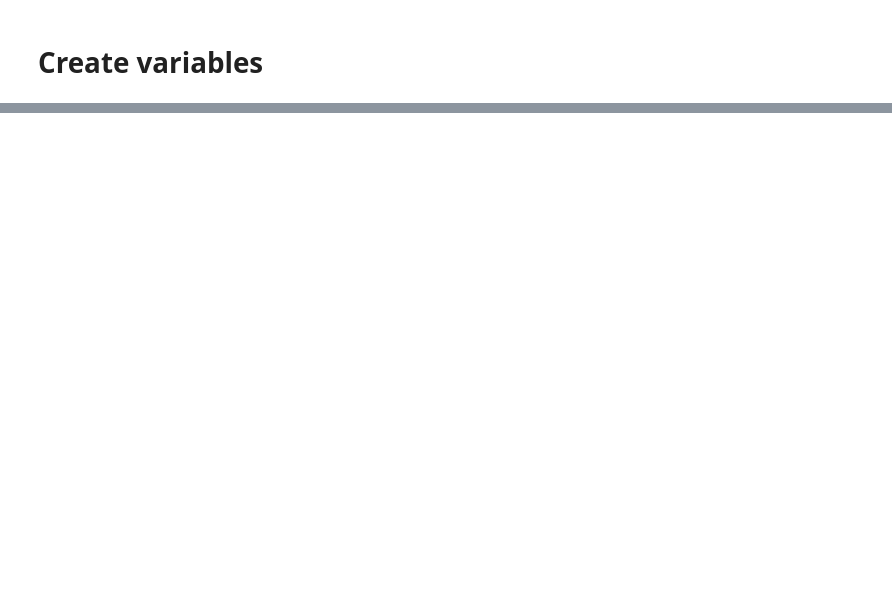
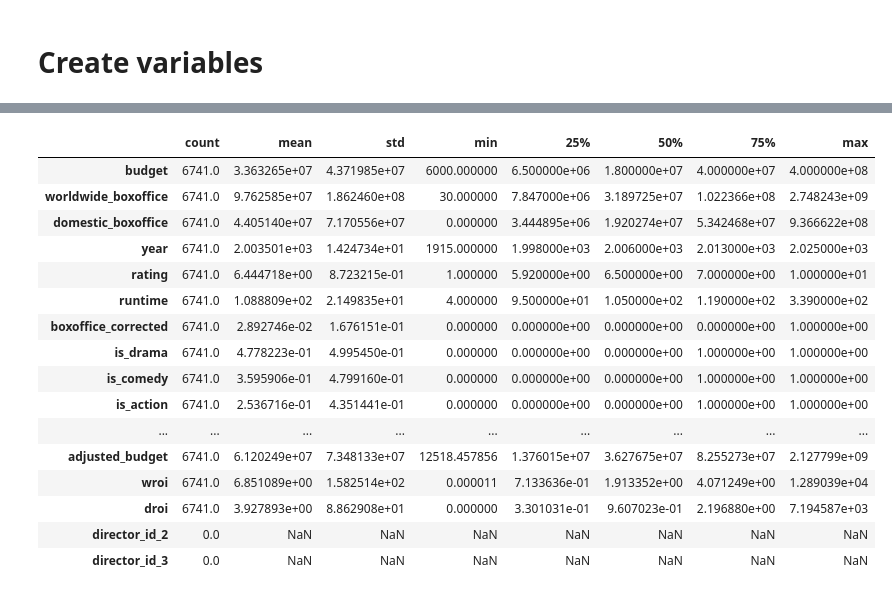
Before and after one commit to Divyantha369/spring-2025-greenlight, a Jupyter notebook: engineer_features.ipynb, the cells around one changed output, grey strips where cells are left out. Drawn from its saved outputs; the diff is of its cells as text; code cells hidden in the pictures; blank space fills up the shorter version.

Commit message:
Made analysis_build.pkl

```diff
--- a/engineer_features.ipynb
+++ b/engineer_features.ipynb
@@ -123 +196,23 @@ Name: actor_id_1, Length: 6822, dtype: float64
+# %%
+for_analysis = clean_data.loc[(clean_data.adjusted_budget >= 10000)].copy()
+# %%
+for_analysis.describe().T
+# %% [output]
+|  | count | mean | std | min | 25% | 50% | 75% | max |
+| budget | 6741.0 | 3.363265e+07 | 4.371985e+07 | 6000.000000 | 6.500000e+06 | 1.800000e+07 | 4.000000e+07 | 4.000000e+08 |
+| worldwide_boxoffice | 6741.0 | 9.762585e+07 | 1.862460e+08 | 30.000000 | 7.847000e+06 | 3.189725e+07 | 1.022366e+08 | 2.748243e+09 |
+| domestic_boxoffice | 6741.0 | 4.405140e+07 | 7.170556e+07 | 0.000000 | 3.444895e+06 | 1.920274e+07 | 5.342468e+07 | 9.366622e+08 |
+| year | 6741.0 | 2.003501e+03 | 1.424734e+01 | 1915.000000 | 1.998000e+03 | 2.006000e+03 | 2.013000e+03 | 2.025000e+03 |
+| rating | 6741.0 | 6.444718e+00 | 8.723215e-01 | 1.000000 | 5.920000e+00 | 6.500000e+00 | 7.000000e+00 | 1.000000e+01 |
+| runtime | 6741.0 | 1.088809e+02 | 2.149835e+01 | 4.000000 | 9.500000e+01 | 1.050000e+02 | 1.190000e+02 | 3.390000e+02 |
+| boxoffice_corrected | 6741.0 | 2.892746e-02 | 1.676151e-01 | 0.000000 | 0.000000e+00 | 0.000000e+00 | 0.000000e+00 | 1.000000e+00 |
+| is_drama | 6741.0 | 4.778223e-01 | 4.995450e-01 | 0.000000 | 0.000000e+00 | 0.000000e+00 | 1.000000e+00 | 1.000000e+00 |
+| is_comedy | 6741.0 | 3.595906e-01 | 4.799160e-01 | 0.000000 | 0.000000e+00 | 0.000000e+00 | 1.000000e+00 | 1.000000e+00 |
+| is_action | 6741.0 | 2.536716e-01 | 4.351441e-01 | 0.000000 | 0.000000e+00 | 0.000000e+00 | 1.000000e+00 | 1.000000e+00 |
+| ... | ... | ... | ... | ... | ... | ... | ... | ... |
+| adjusted_budget | 6741.0 | 6.120249e+07 | 7.348133e+07 | 12518.457856 | 1.376015e+07 | 3.627675e+07 | 8.255273e+07 | 2.127799e+09 |
+| wroi | 6741.0 | 6.851089e+00 | 1.582514e+02 | 0.000011 | 7.133636e-01 | 1.913352e+00 | 4.071249e+00 | 1.289039e+04 |
+| droi | 6741.0 | 3.927893e+00 | 8.862908e+01 | 0.000000 | 3.301031e-01 | 9.607023e-01 | 2.196880e+00 | 7.194587e+03 |
+| director_id_2 | 0.0 | NaN | NaN | NaN | NaN | NaN | NaN | NaN |
+| director_id_3 | 0.0 | NaN | NaN | NaN | NaN | NaN | NaN | NaN |
 # %%
```
Also changed, not shown: parts of 14 cells of this notebook, 1 other file.
